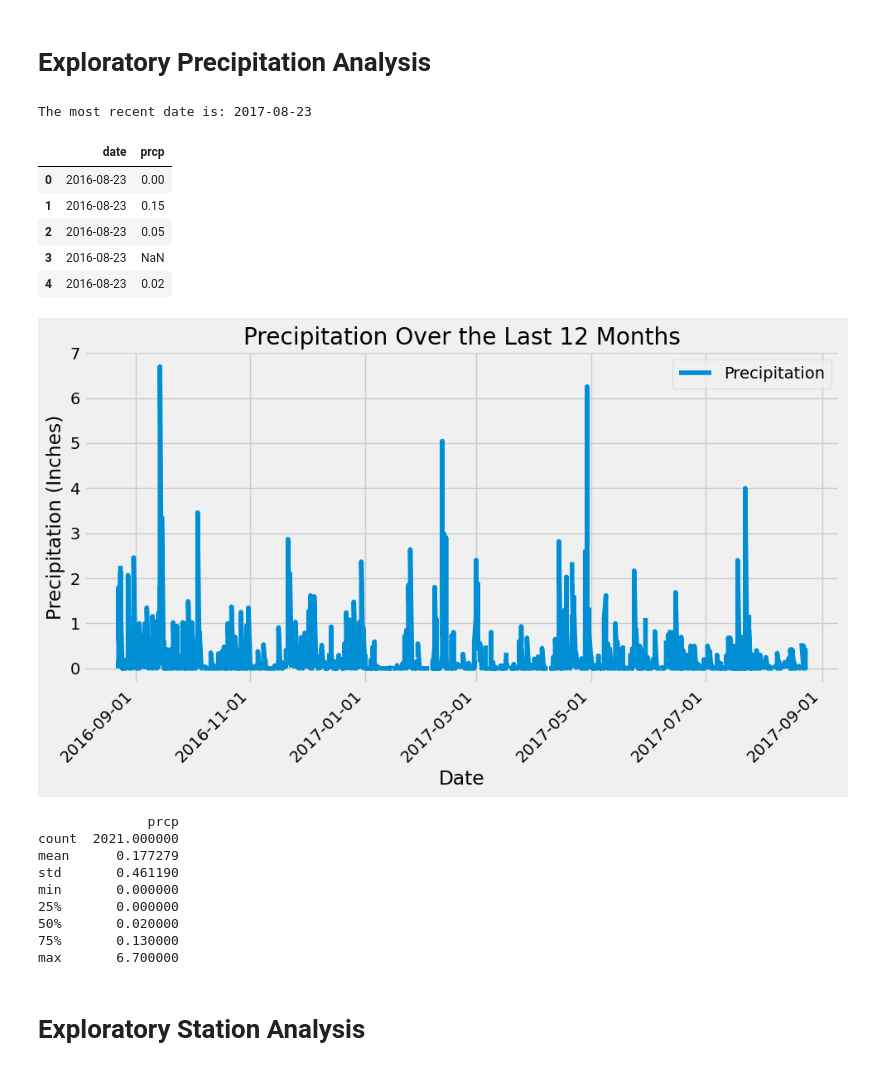
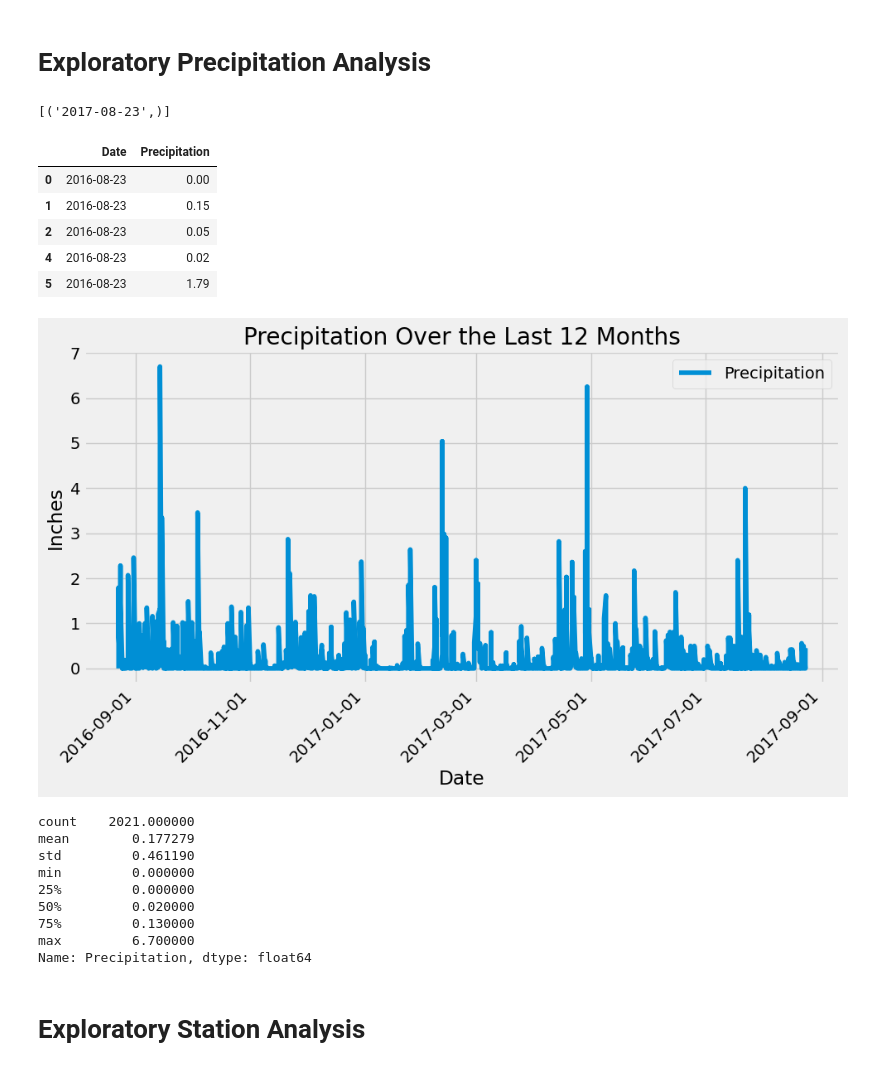
Before and after one commit to moonsunkey/sqlalchemy-challenge, a Jupyter notebook: SurfsUp/climate.ipynb, the cells around one changed output. Cells and saved outputs as stored; diff of their text form; code cells hidden in the pictures.

Commit message:
Final review and amended codes for the 12 month data frame.

```diff
--- a/SurfsUp/climate.ipynb
+++ b/SurfsUp/climate.ipynb
@@ -58,38 +58,37 @@ Engine(sqlite:///Resources/hawaii.sqlite)
 # Exploratory Precipitation Analysis
 # %%
 # Find the most recent date in the data set.
-#Date information is in the measurement table.
-
-most_recent_date = session.execute(func.max(measurement.date)).first()
-print(f"The most recent date is: {most_recent_date[0]}")
+#using max function
+session.query(func.max(measurement.date)).all()
 # %% [output]
-The most recent date is: 2017-08-23
+[('2017-08-23',)]
 # %%
 # Design a query to retrieve the last 12 months of precipitation data and plot the results.
 # Starting from the most recent data point in the database.
 
-most_recent_date = session.query(func.max(measurement.date)).scalar()
+strDate = session.query(measurement.date).all()[-1][0]
 
 # Calculate the date one year before the most recent date
-one_year_before = func.date(most_recent_date, text("'-365 days'"))
+pre_year = dt.datetime.strptime(strDate,'%Y-%m-%d').date() - dt.timedelta(365)
 
 # Retrieve the last 12 months of precipitation data
 query = session.query(measurement.date, measurement.prcp).\
-    filter(measurement.date >= one_year_before).\
-    order_by(measurement.date)
+    filter(measurement.date >= pre_year).\
+    order_by(measurement.date).all()
+
 # Save the query results as a Pandas DataFrame. Explicitly set the column names
+#drop Null values to clean up the data frame
 
-df = pd.read_sql(query.statement, session.bind)
-df.columns = ['date', 'prcp']
+df = pd.DataFrame(query, columns=['Date','Precipitation']).dropna()
 
 # Sort the dataframe by date
-df = df.sort_values(by='date')
+df = df.sort_values(by='Date')
 
 df.head(5)
 # %% [output]
-|  | date | prcp |
+|  | Date | Precipitation |
 | 0 | 2016-08-23 | 0.00 |
 | 1 | 2016-08-23 | 0.15 |
 | 2 | 2016-08-23 | 0.05 |
-| 3 | 2016-08-23 | NaN |
 | 4 | 2016-08-23 | 0.02 |
+| 5 | 2016-08-23 | 1.79 |
@@ -102,43 +95,41 @@ for prcp in prcp_past12m:
 # %%
 plt.style.use('fivethirtyeight')
 
-df['date'] = pd.to_datetime(df['date'])
+df['Date'] = pd.to_datetime(df['Date'])
 
 df.sort_index(inplace=True)
 
 # Find the most recent date in the DataFrame
 most_recent_date = df.index.max()
 
 # Plotting the data
-df.plot(x='date', y='prcp', figsize=(10, 6), title='Precipitation Over the Last 12 Months', label='Precipitation')
+df.plot(x='Date', y='Precipitation', figsize=(10, 6), title='Precipitation Over the Last 12 Months', label='Precipitation')
 plt.xlabel('Date')
 plt.ylabel('Inches')
 
 # Setting the x-axis major formatter to display dates in 'year-month-day' format
 plt.gca().xaxis.set_major_formatter(mdates.DateFormatter('%Y-%m-%d'))
 
 # Optionally, rotate date labels for better readability
 plt.xticks(rotation=45)
-
-plt.legend()
-plt.tight_layout()  # Adjust layout to make room for the rotated x-axis labels
+plt.tight_layout()
 plt.show()
 # %% [output]
-[figure, old version]
+[figure, new version]
 # %%
 # Use Pandas to calculate the summary statistics for the precipitation data
-summary = df.describe(include = 'all')
+summary = df['Precipitation'].describe()
 print(summary)
 # %% [output]
-              prcp
-count  2021.000000
-mean      0.177279
-std       0.461190
-min       0.000000
-25%       0.000000
-50%       0.020000
-75%       0.130000
-max       6.700000
+count    2021.000000
+mean        0.177279
+std         0.461190
+min         0.000000
+25%         0.000000
+50%         0.020000
+75%         0.130000
+max         6.700000
+Name: Precipitation, dtype: float64
 # %% [markdown]
 # Exploratory Station Analysis
 # %%
```
Also changed, not shown: parts of 3 cells of this notebook.
